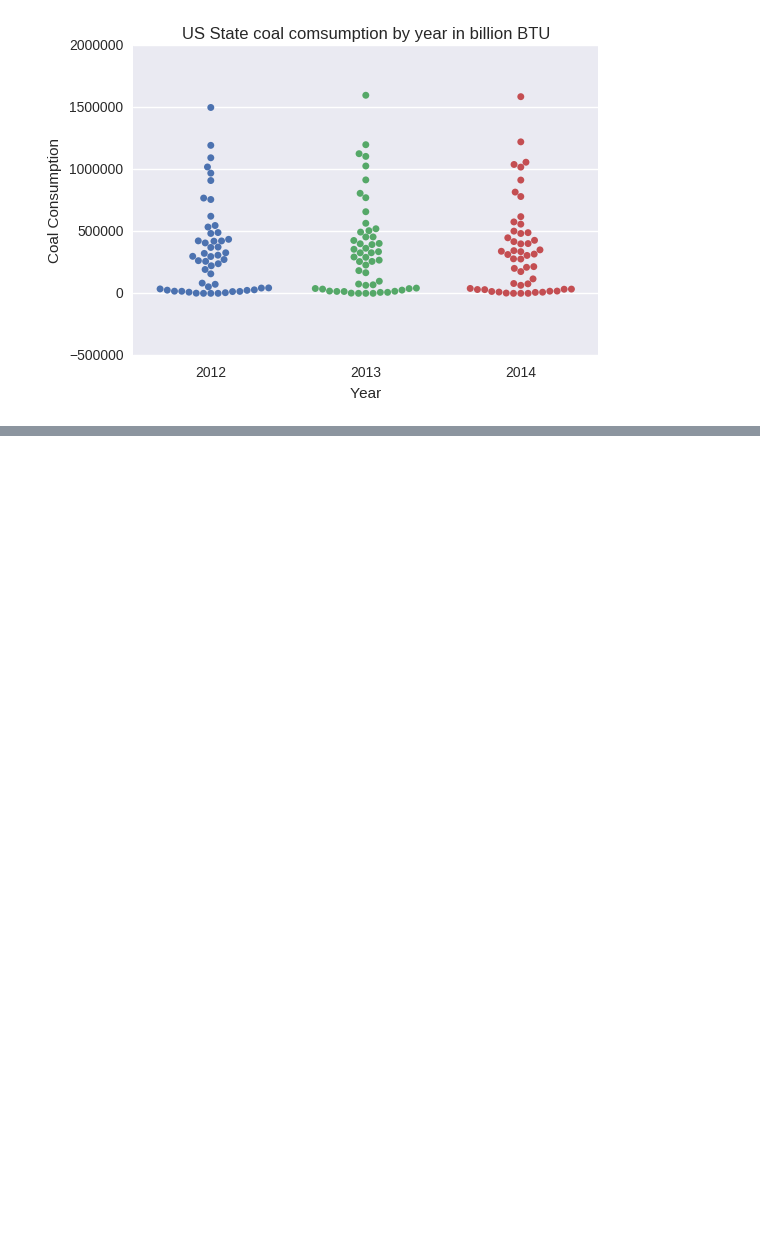
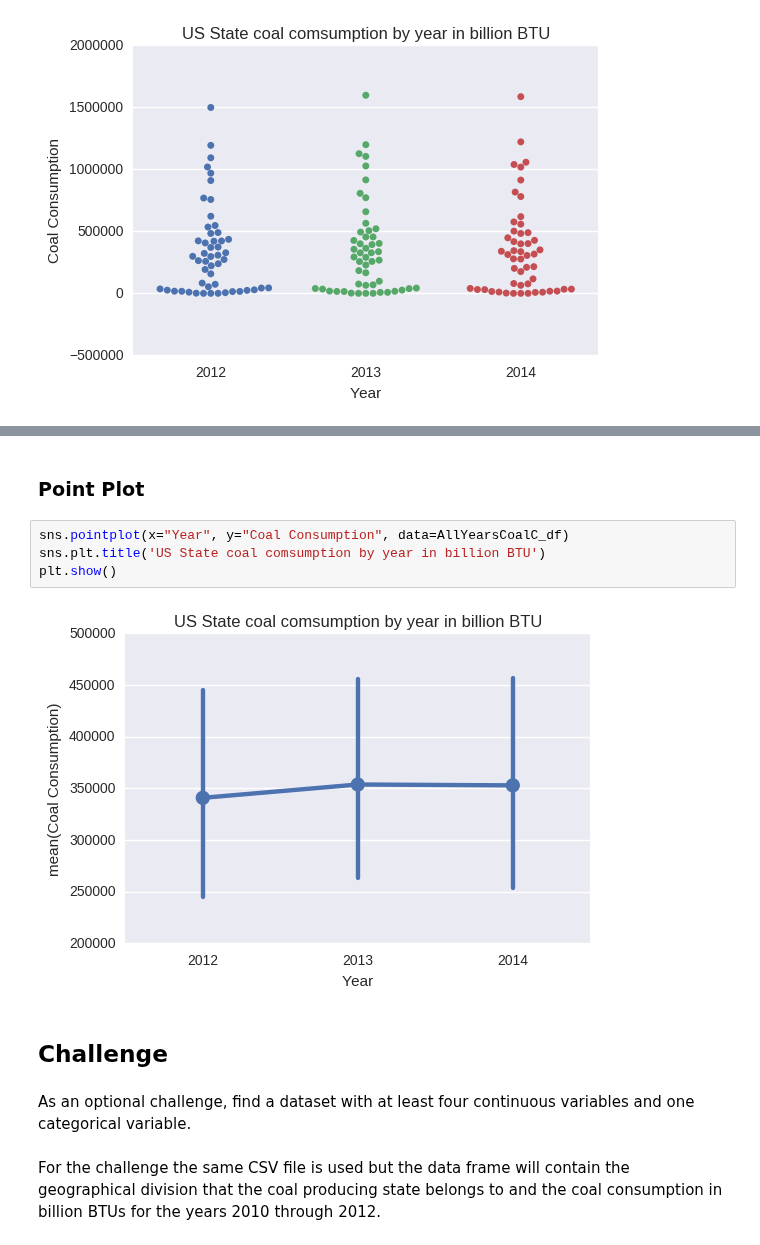
Before and after one commit to 315iah515/Thinkful-Notebooks, a Jupyter notebook: Bootcamp/Drill_PresentSameDataMultipleWays.ipynb, the cells around one changed output, grey strips where cells are left out. Drawn from its saved outputs; the diff is of its cells as text; blank space fills up the shorter version.

```diff
--- a/Bootcamp/Drill_PresentSameDataMultipleWays.ipynb
+++ b/Bootcamp/Drill_PresentSameDataMultipleWays.ipynb
@@ -167,0 +193,14 @@ plt.show()
+# %% [markdown]
+### Point Plot
+# %%
+sns.pointplot(x="Year", y="Coal Consumption", data=AllYearsCoalC_df)
+sns.plt.title('US State coal comsumption by year in billion BTU')
+plt.show()
+# %% [output]
+[figure, added]
+# %% [markdown]
+## Challenge
+# %% [markdown]
+As an optional challenge, find a dataset with at least four continuous variables and one categorical variable.
+# %% [markdown]
+For the challenge the same CSV file is used but the data frame will contain the geographical division that the coal producing state belongs to and the coal consumption in billion BTUs for the years 2010 through 2012.
```
Also changed, not shown: parts of 11 cells of this notebook.
